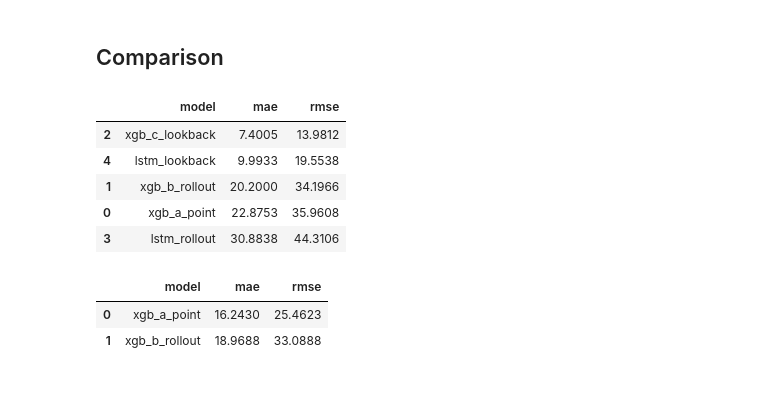
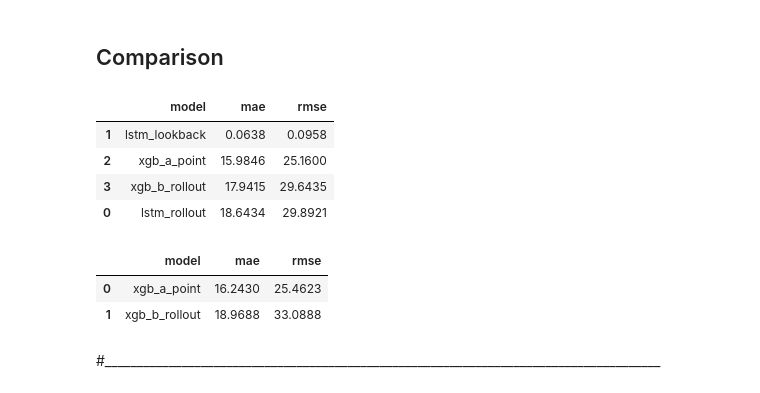
Before and after one commit to ds24m048/masters-thesis, a Jupyter notebook: price-forecast.ipynb, the cells around one changed output. Saved outputs shown, nothing was run; the diff lists cells and outputs as text; code cells hidden in the pictures.

```diff
--- a/price-forecast.ipynb
+++ b/price-forecast.ipynb
@@ -880,7 +787,7 @@ y_pred_xgb_lookback = mlog_inverse(y_pred_xgb_lookback_t, c)
 # %%
 # without rollout
 
-y_pred_xgb_lookback2 = xgb_lookback.predict(X_test_flat_lookback)
+y_pred_xgb_lookback3 = xgb_lookback.predict(X_test_flat_lookback)
 
 y_pred_lstm_lookback2 = lstm_model.predict(
     [X_test_seq_lookback, X_test_exog_lookback],
@@ -917,7 +824,7 @@ y_pred_lstm_t = rollout_predict_lstm(
     test_rollout_index,
     FEATURE_COLS,
     TARGET_COL,
-    LOOKBACK,a
+    LOOKBACK,
 )
 y_pred_lstm = asinh_inverse(y_pred_lstm_t, c)
 # %% [output]
@@ -948,21 +849,22 @@ KeyboardInterrupt:
 ## Comparison
 # %%
 scores = pd.DataFrame([
-    {"model": "xgb_a_point", "mae": mae_score(y_test_point, y_pred_xgb_point), "rmse": rmse_score(y_test_point, y_pred_xgb_point)},
-    {"model": "xgb_b_rollout", "mae": mae_score(y_test_rollout, y_pred_xgb_lookback), "rmse": rmse_score(y_test_rollout, y_pred_xgb_lookback)},
-    {"model": "xgb_c_lookback", "mae": mae_score(y_test_lookback, y_pred_xgb_lookback2), "rmse": rmse_score(y_test_lookback, y_pred_xgb_lookback2)},
-    {"model": "lstm_rollout", "mae": mae_score(y_test_rollout, y_pred_lstm), "rmse": rmse_score(y_test_rollout, y_pred_lstm)},
-    {"model": "lstm_lookback", "mae": mae_score(y_test_lookback, y_pred_lstm_lookback2), "rmse": rmse_score(y_test_lookback, y_pred_lstm_lookback2)}
+    #{"model": "xgb_a_point", "mae": mae_score(y_test_point, y_pred_xgb_point), "rmse": rmse_score(y_test_point, y_pred_xgb_point)},
+    #{"model": "xgb_b_rollout", "mae": mae_score(y_test_rollout, y_pred_xgb_lookback), "rmse": rmse_score(y_test_rollout, y_pred_xgb_lookback)},
+    #{"model": "xgb_c_lookback", "mae": mae_score(y_test_lookback, y_pred_xgb_lookback2), "rmse": rmse_score(y_test_lookback, y_pred_xgb_lookback2)},
+    {"model": "lstm_rollout", "mae": mae_score(y_test_raw, y_pred_lstm), "rmse": rmse_score(y_test_raw, y_pred_lstm)},
+    {"model": "lstm_lookback", "mae": mae_score(y_test_lookback, y_pred_lstm_lookback2), "rmse": rmse_score(y_test_lookback, y_pred_lstm_lookback2)},
+    {"model": "xgb_a_point", "mae": mae_score(y_test_raw, y_pred_xgb_point2), "rmse": rmse_score(y_test_raw, y_pred_xgb_point2)},
+    {"model": "xgb_b_rollout", "mae": mae_score(y_test_raw, y_pred_xgb_lookback2), "rmse": rmse_score(y_test_raw, y_pred_xgb_lookback2)},
 ]).sort_values("mae")
 
 scores
 # %% [output]
 |  | model | mae | rmse |
-| 2 | xgb_c_lookback | 7.4005 | 13.9812 |
-| 4 | lstm_lookback | 9.9933 | 19.5538 |
-| 1 | xgb_b_rollout | 20.2000 | 34.1966 |
-| 0 | xgb_a_point | 22.8753 | 35.9608 |
-| 3 | lstm_rollout | 30.8838 | 44.3106 |
+| 1 | lstm_lookback | 0.0638 | 0.0958 |
+| 2 | xgb_a_point | 15.9846 | 25.1600 |
+| 3 | xgb_b_rollout | 17.9415 | 29.6435 |
+| 0 | lstm_rollout | 18.6434 | 29.8921 |
 # %%
 scores = pd.DataFrame([
     {"model": "xgb_a_point", "mae": mae_score(y_test_point, y_pred_xgb_point), "rmse": rmse_score(y_test_point, y_pred_xgb_point)},
@@ -974,3 +876,5 @@ scores
 |  | model | mae | rmse |
 | 0 | xgb_a_point | 16.2430 | 25.4623 |
 | 1 | xgb_b_rollout | 18.9688 | 33.0888 |
+# %% [markdown]
+#_______________________________________________________________________________________
```
Also changed, not shown: parts of 11 cells of this notebook.
